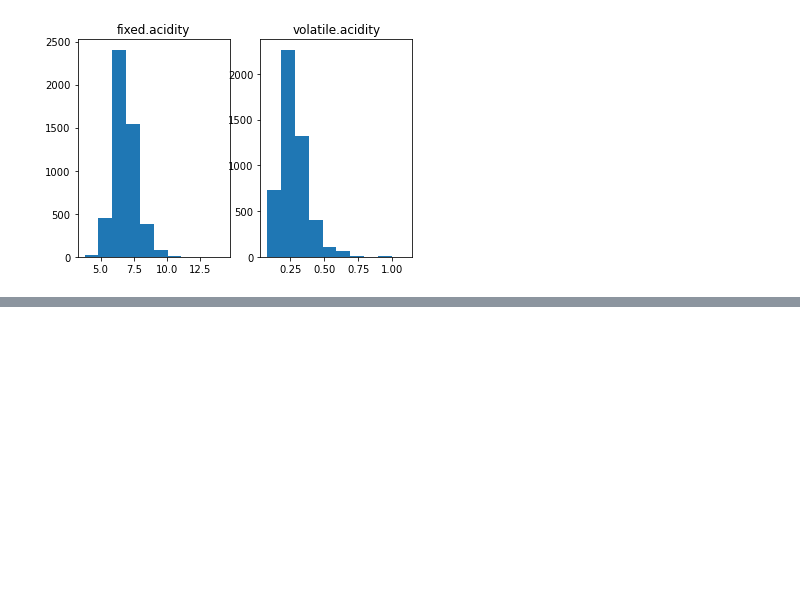
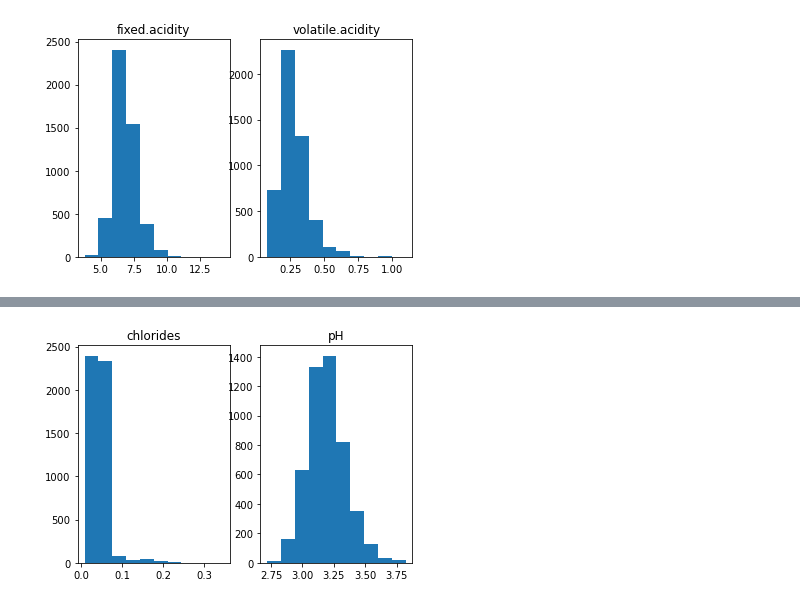
Before and after one commit to JRTitor/ml_training, a Jupyter notebook: first_start/wine.ipynb, the cells around one changed output, grey strips where cells are left out. Drawn from its saved outputs; the diff is of its cells as text; code cells hidden in the pictures; blank space fills up the shorter version.

```diff
--- a/first_start/wine.ipynb
+++ b/first_start/wine.ipynb
@@ -120,0 +132,11 @@ TypeError: 'AxesSubplot' object is not subscriptable
+# %%
+fig, axs = plt.subplots(1, 2)
+
+axs[0].hist(data_white["chlorides"], bins=10)
+axs[0].set_title("chlorides")
+axs[1].hist(data_white["pH"], bins=10)
+axs[1].set_title("pH")
+
+plt.show()
+# %% [output]
+[figure, added]
```
Also changed, not shown: parts of 25 cells of this notebook.
